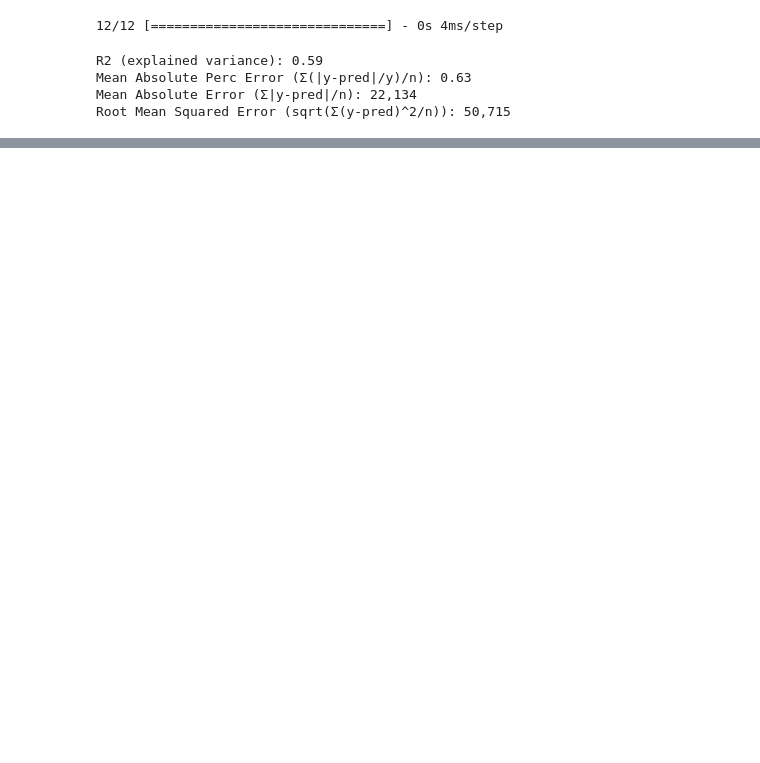
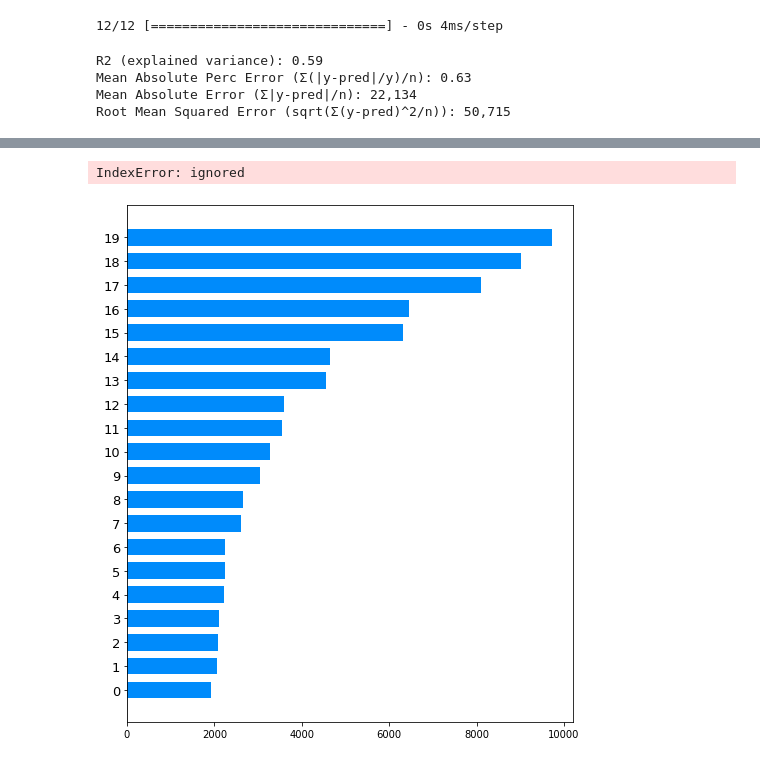
Before and after one commit to danielbauer1979/ML_656, a Jupyter notebook: Module8_HousePriceExample.ipynb, the cells around one changed output, grey strips where cells are left out. Saved outputs shown, nothing was run; the diff lists cells and outputs as text; code cells hidden in the pictures; blank space fills up the shorter version.

```diff
--- a/Module8_HousePriceExample.ipynb
+++ b/Module8_HousePriceExample.ipynb
@@ -233,3 +256,5 @@ R2 (explained variance): 0.59
 Mean Absolute Perc Error (Σ(|y-pred|/y)/n): 0.63
 Mean Absolute Error (Σ|y-pred|/n): 22,134
 Root Mean Squared Error (sqrt(Σ(y-pred)^2/n)): 50,715
+# %%
+explainer = shap.KernelExplainer(model.predict,X_train)
@@ -235,0 +264,2 @@ Root Mean Squared Error (sqrt(Σ(y-pred)^2/n)): 50,715
+# %%
+shap_values = explainer.shap_values(X_test,nsamples=100)
@@ -235,0 +362,3 @@ Root Mean Squared Error (sqrt(Σ(y-pred)^2/n)): 50,715
+# %%
+features = house.columns[1:].values.tolist()
+features
@@ -235,0 +383,5 @@ Root Mean Squared Error (sqrt(Σ(y-pred)^2/n)): 50,715
+# %%
+shap.summary_plot(shap_values,X_test,feature_names=features)
+# %% [output]
+IndexError: ignored
+[figure, added]
```
Also changed, not shown: parts of 7 cells of this notebook.
